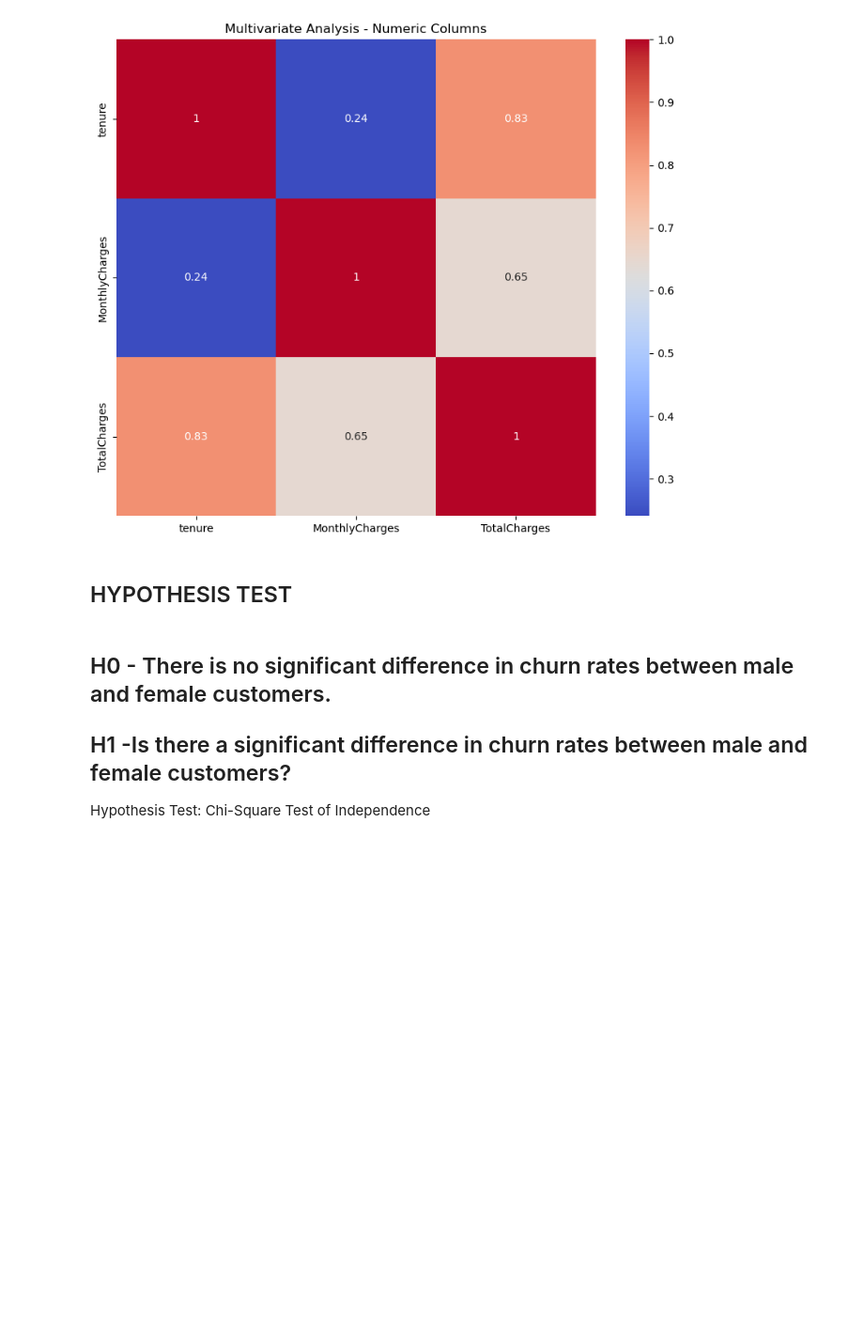
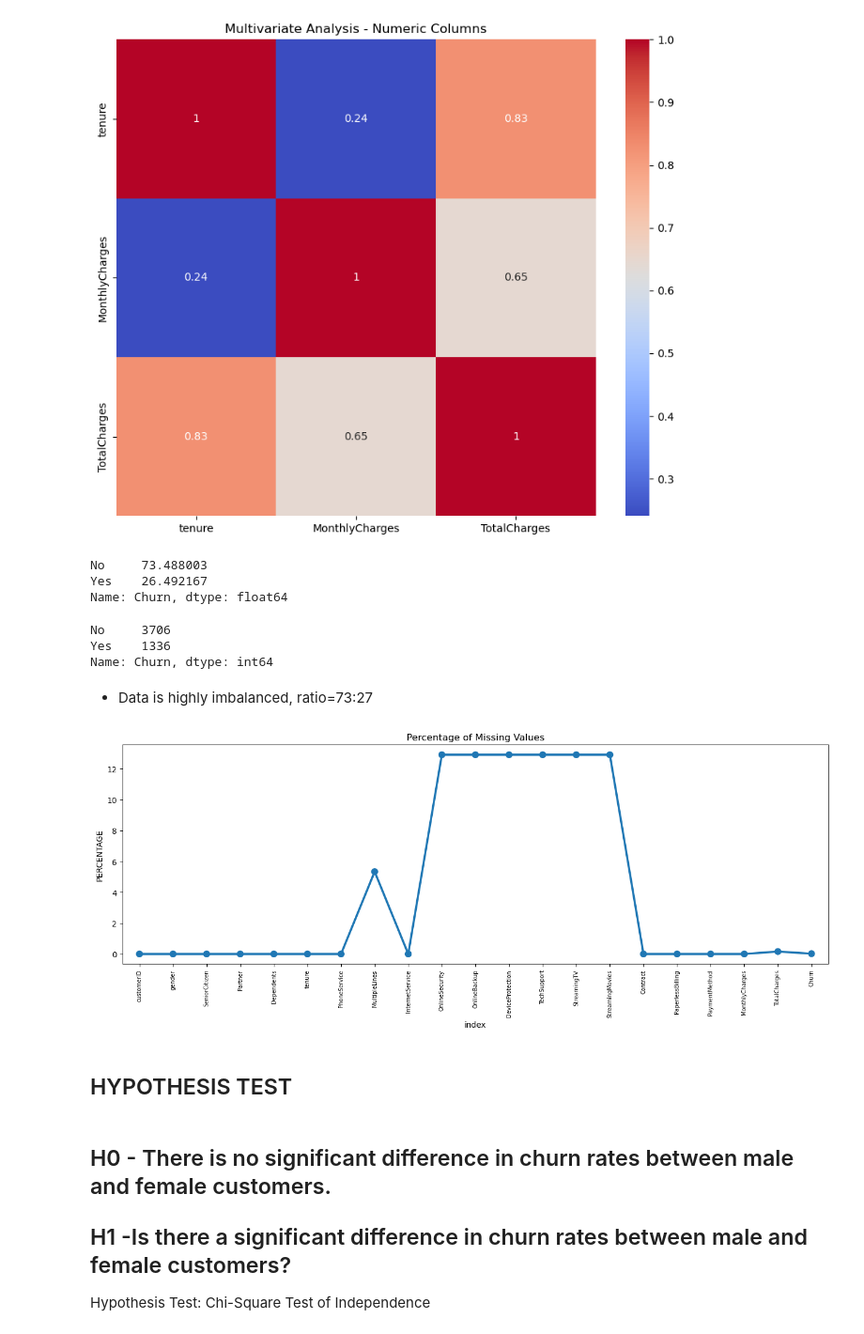
Before and after one commit to Israel-Anaba/Classification-Project-Customer-Attrition-Case, a Jupyter notebook: Customer Churn .ipynb, the cells around one changed output. Shown at 94% size. Drawn from its saved outputs; the diff is of its cells as text; code cells hidden in the pictures; blank space fills up the shorter version.

```diff
--- a/Customer Churn .ipynb
+++ b/Customer Churn .ipynb
@@ -443,8 +447,34 @@ plt.title('Multivariate Analysis - Numeric Columns')
 plt.show()
 # %% [output]
 [figure]
-# %% [markdown]
-## HYPOTHESIS TEST
+# %%
+# Target Variable
+100*df_train['Churn'].value_counts()/len(df_train['Churn'])
+# %% [output]
+No     73.488003
+Yes    26.492167
+Name: Churn, dtype: float64
+# %%
+df_train['Churn'].value_counts()
+# %% [output]
+No     3706
+Yes    1336
+Name: Churn, dtype: int64
+# %% [markdown]
+* Data is highly imbalanced, ratio=73:27
+# %%
+## Finding the percentage of missing values
+missing=pd.DataFrame((df_train.isna().sum())*100/df_train.shape[0]).reset_index()
+plt.figure(figsize=(16,5))
+ax = sns.pointplot('index',0,data=missing)
+plt.xticks(rotation=90,fontsize=7)
+plt.title('Percentage of Missing Values')
+plt.ylabel('PERCENTAGE')
+plt.show()
+# %% [output]
+[figure, added]
+# %% [markdown]
+## HYPOTHESIS TEST
 # %% [markdown]
 ## H0 - There is no significant difference in churn rates between male and female customers.
 
```
Also changed, not shown: parts of 14 cells of this notebook, 1 other file.
